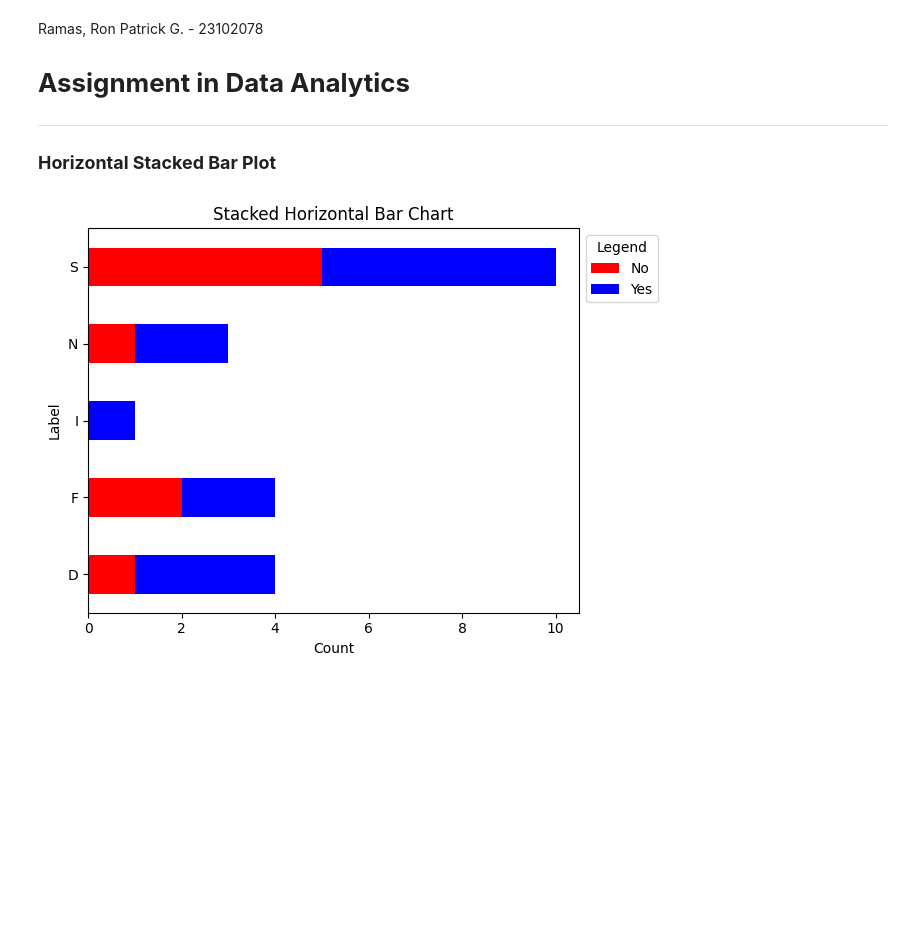
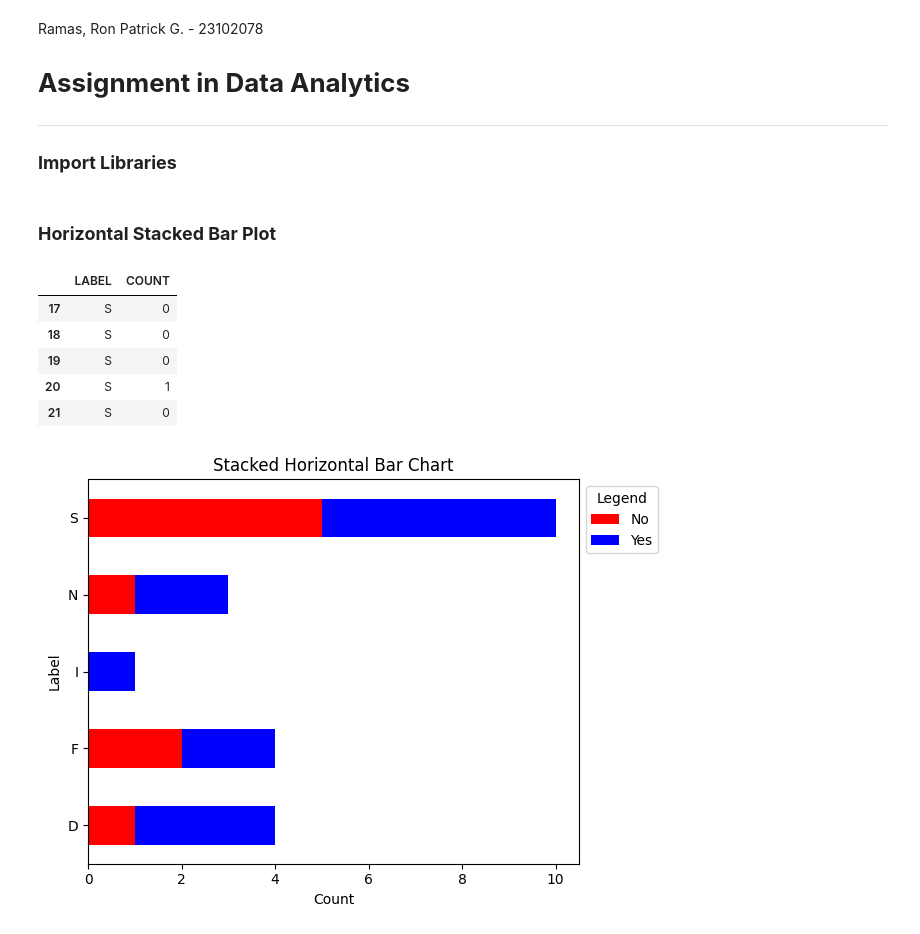
Before and after one commit to MrChooey/Data_Analytics, a Jupyter notebook: src/PLOTS.ipynb, the cells around one changed output. Saved outputs shown, nothing was run; the diff lists cells and outputs as text; code cells hidden in the pictures; blank space fills up the shorter version.

```diff
--- a/src/PLOTS.ipynb
+++ b/src/PLOTS.ipynb
@@ -5,4 +5,4 @@ Ramas, Ron Patrick G. - 23102078
 
 ---
 
-### **Horizontal Stacked Bar Plot**
+### **Import Libraries**
@@ -9 +17,13 @@ Ramas, Ron Patrick G. - 23102078
+# %% [markdown]
+### **Horizontal Stacked Bar Plot**
+# %%
+bar_df = pd.read_csv("data/bar_assignment.csv")
+bar_df.tail()
+# %% [output]
+|  | LABEL | COUNT |
+| 17 | S | 0 |
+| 18 | S | 0 |
+| 19 | S | 0 |
+| 20 | S | 1 |
+| 21 | S | 0 |
 # %%
```
Also changed, not shown: parts of 6 cells of this notebook.
